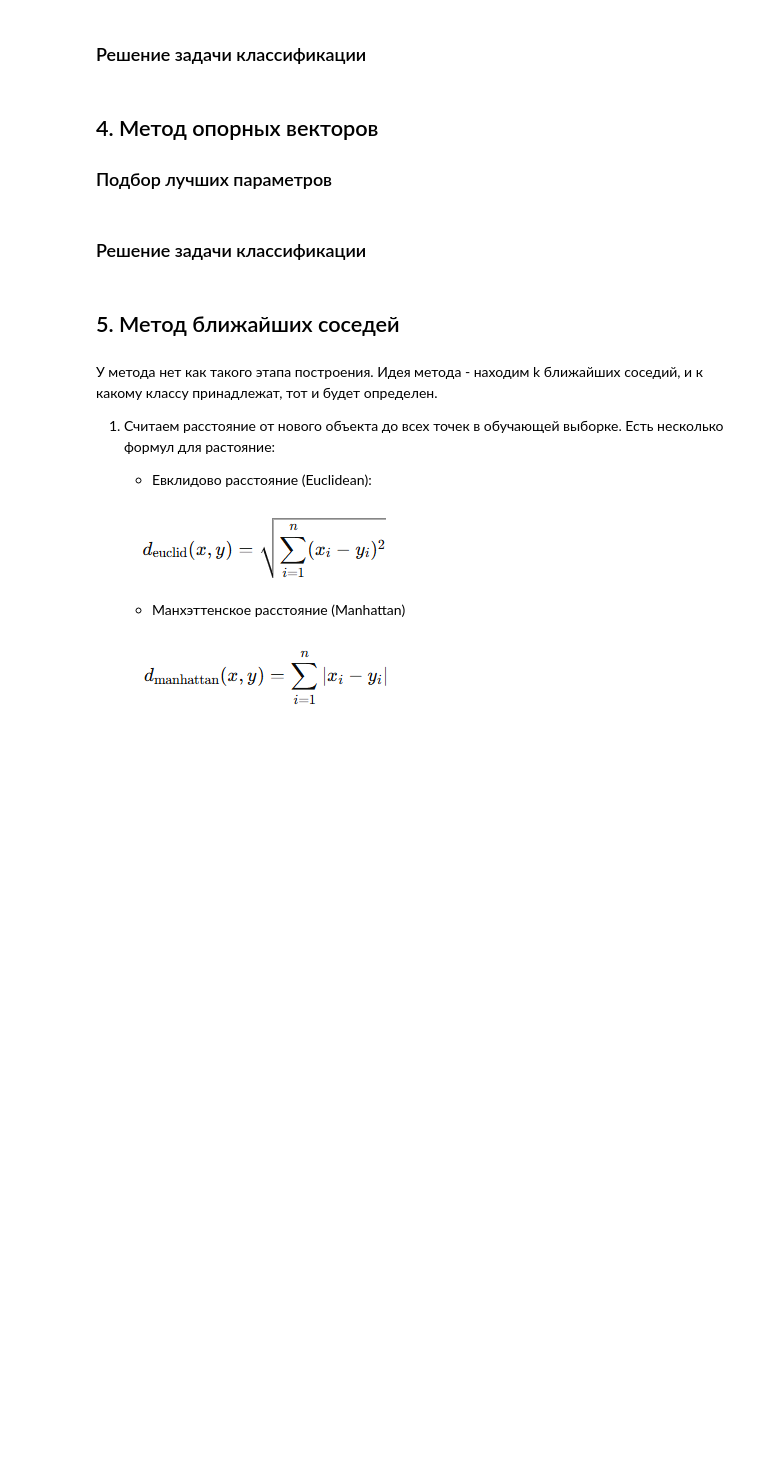
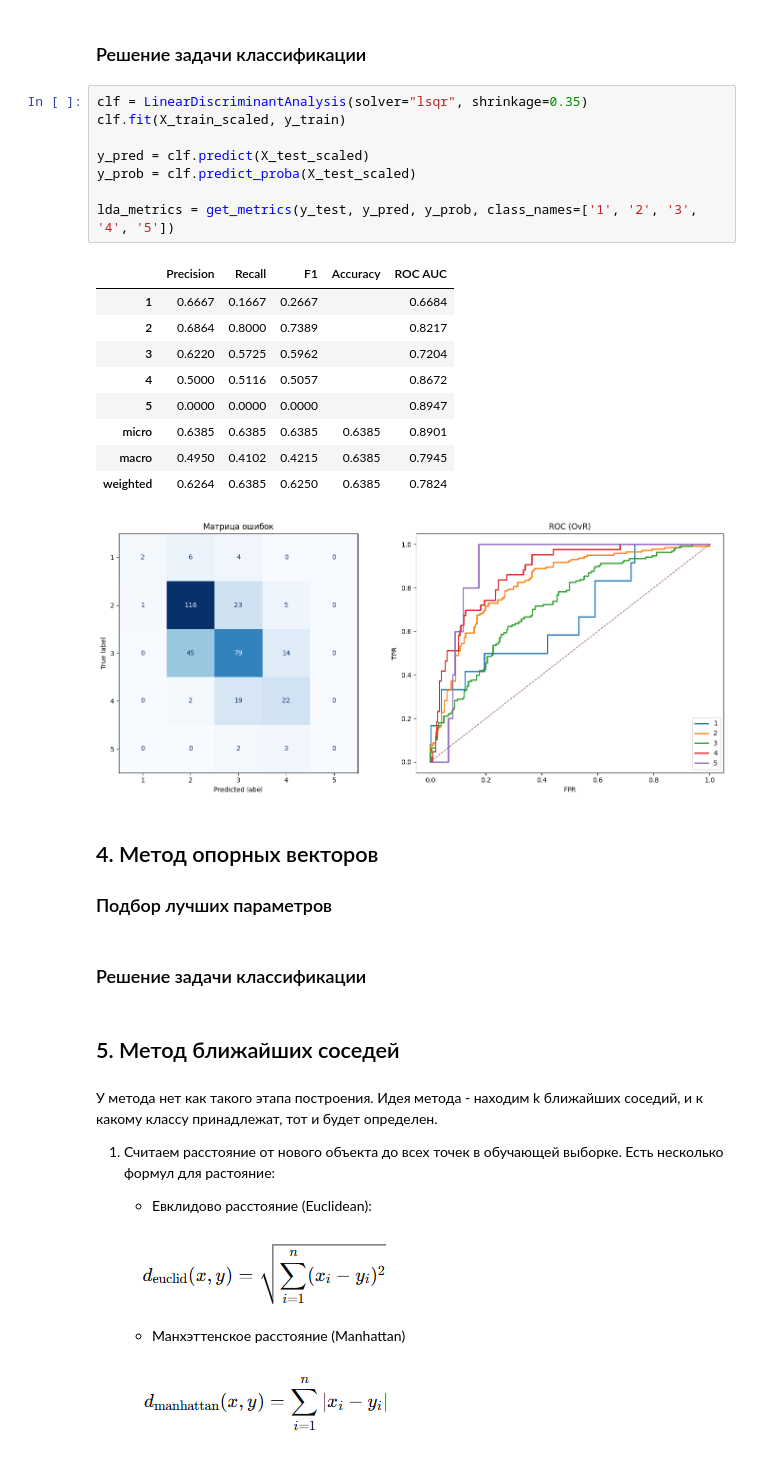
Before and after one commit to olesya1119/ML, a Jupyter notebook: lab3/notebook.ipynb, the cells around one changed output. Saved outputs shown, nothing was run; the diff lists cells and outputs as text; blank space fills up the shorter version.

```diff
--- a/lab3/notebook.ipynb
+++ b/lab3/notebook.ipynb
@@ -643,5 +672,24 @@ tree_metrics = get_metrics(y_test, y_pred, y_prob, class_names=['1', '2', '3', '
 # %% [markdown]
 ### Решение задачи классификации
+# %%
+clf = LinearDiscriminantAnalysis(solver="lsqr", shrinkage=0.35)
+clf.fit(X_train_scaled, y_train)
+
+y_pred = clf.predict(X_test_scaled)
+y_prob = clf.predict_proba(X_test_scaled)
+
+lda_metrics = get_metrics(y_test, y_pred, y_prob, class_names=['1', '2', '3', '4', '5'])
+# %% [output]
+|  | Precision | Recall | F1 | Accuracy | ROC AUC |
+| 1 | 0.6667 | 0.1667 | 0.2667 |  | 0.6684 |
+| 2 | 0.6864 | 0.8000 | 0.7389 |  | 0.8217 |
+| 3 | 0.6220 | 0.5725 | 0.5962 |  | 0.7204 |
+| 4 | 0.5000 | 0.5116 | 0.5057 |  | 0.8672 |
+| 5 | 0.0000 | 0.0000 | 0.0000 |  | 0.8947 |
+| micro | 0.6385 | 0.6385 | 0.6385 | 0.6385 | 0.8901 |
+| macro | 0.4950 | 0.4102 | 0.4215 | 0.6385 | 0.7945 |
+| weighted | 0.6264 | 0.6385 | 0.6250 | 0.6385 | 0.7824 |
+[figure, added]
 # %% [markdown]
 ## 4. Метод опорных векторов
 
```
Also changed, not shown: parts of 4 cells of this notebook, 1 other file.
